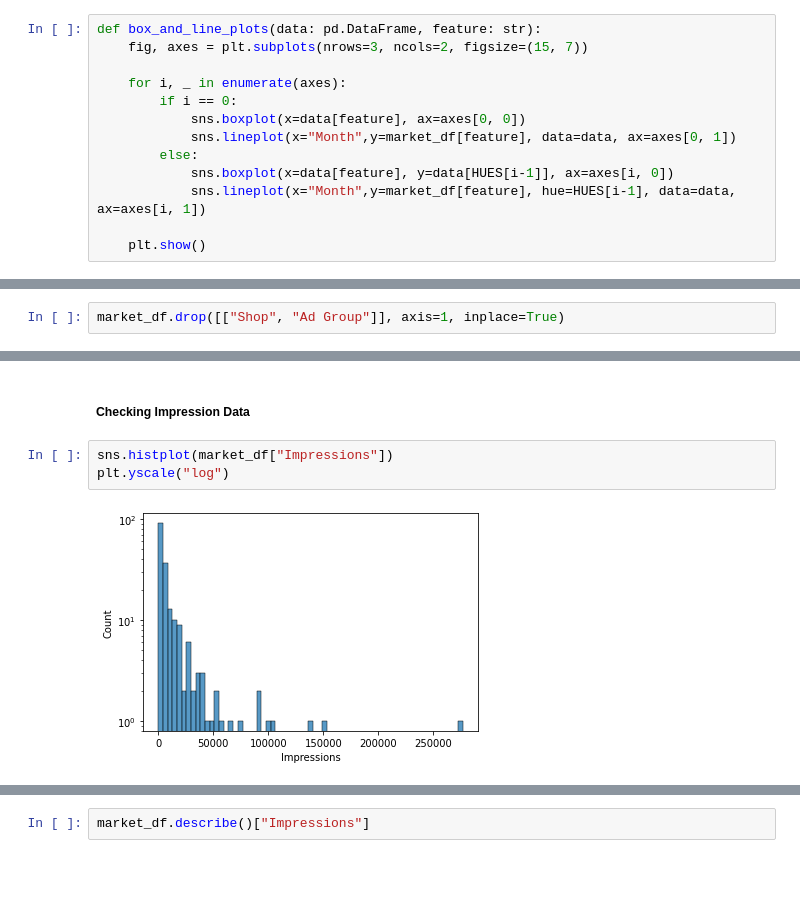
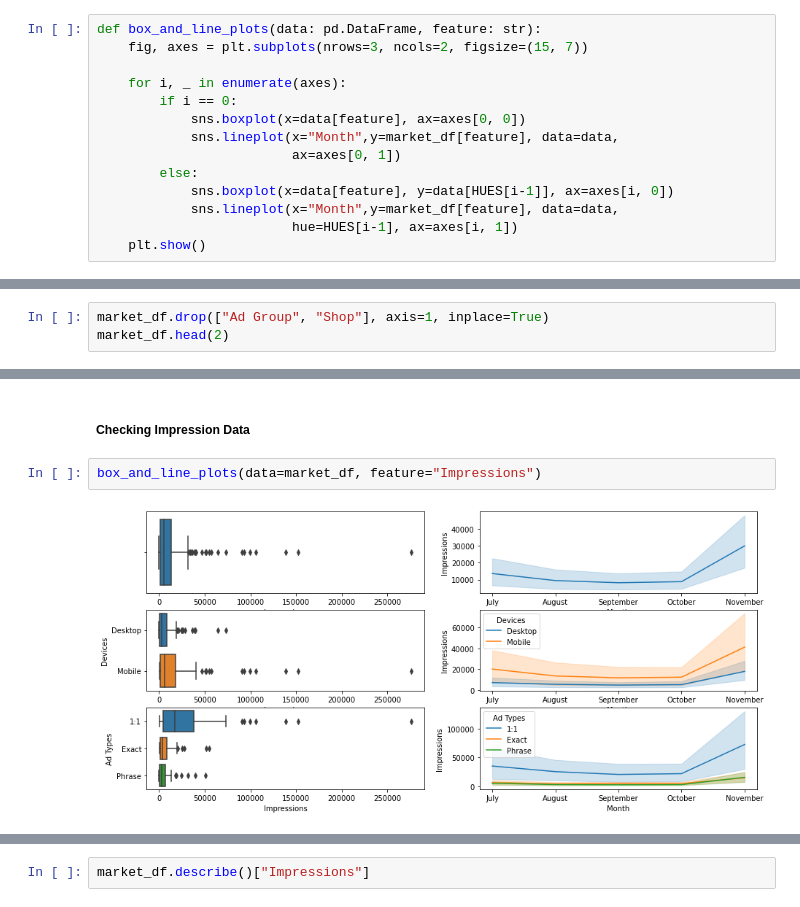
Before and after one commit to aifakhri/marketing-analytics-case, a Jupyter notebook: marketingAnalysis.ipynb, the cells around one changed output, grey strips where cells are left out. Saved outputs shown, nothing was run; the diff lists cells and outputs as text; blank space fills up the shorter version.

```diff
--- a/marketingAnalysis.ipynb
+++ b/marketingAnalysis.ipynb
@@ -38,11 +37,12 @@ def box_and_line_plots(data: pd.DataFrame, feature: str):
     for i, _ in enumerate(axes):
         if i == 0:
             sns.boxplot(x=data[feature], ax=axes[0, 0])
-            sns.lineplot(x="Month",y=market_df[feature], data=data, ax=axes[0, 1])
+            sns.lineplot(x="Month",y=market_df[feature], data=data,
+                         ax=axes[0, 1])
         else:
             sns.boxplot(x=data[feature], y=data[HUES[i-1]], ax=axes[i, 0])
-            sns.lineplot(x="Month",y=market_df[feature], hue=HUES[i-1], data=data, ax=axes[i, 1])
-
+            sns.lineplot(x="Month",y=market_df[feature], data=data,
+                         hue=HUES[i-1], ax=axes[i, 1])
     plt.show()
 # %%
 def multivariate_plot(data: pd.DataFrame, feature: str):
@@ -116,4 +116,5 @@ market_df.head(2)
 | 0 | Shop - 1:1 - Desk - [shop coupon ... | July | 16038 | 6504 | 0.41 | 1166 | 0.10 | 6669 | 1.03 | 6402 | ... |
 | 1 | Shop - 1:1 - Desk - [shop coupon] | July | 36462 | 14367 | 0.39 | 2188 | 0.09 | 13746 | 0.96 | 13262 | ... |
 # %%
-market_df.drop([["Shop", "Ad Group"]], axis=1, inplace=True)
+market_df.drop(["Ad Group", "Shop"], axis=1, inplace=True)
+market_df.head(2)
@@ -136,9 +141,8 @@ change_name = dict(zip(initial_name, new_name))
 market_df["Devices"].replace(change_name, inplace=True)
 # %% [markdown]
 ##### **Checking Impression Data**
-# %%
-sns.histplot(market_df["Impressions"])
-plt.yscale("log")
-# %% [output]
-[figure, removed]
+# %%
+box_and_line_plots(data=market_df, feature="Impressions")
+# %% [output]
+[figure, added]
 # %%
```
Also changed, not shown: parts of 30 cells of this notebook.
